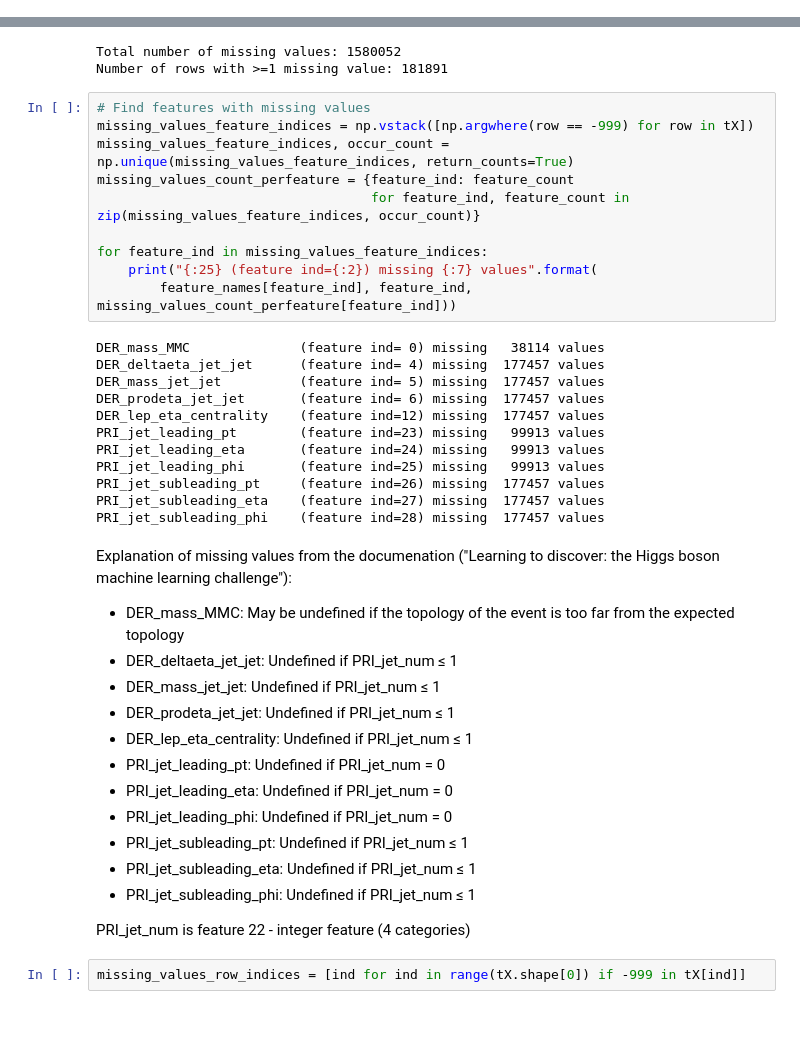
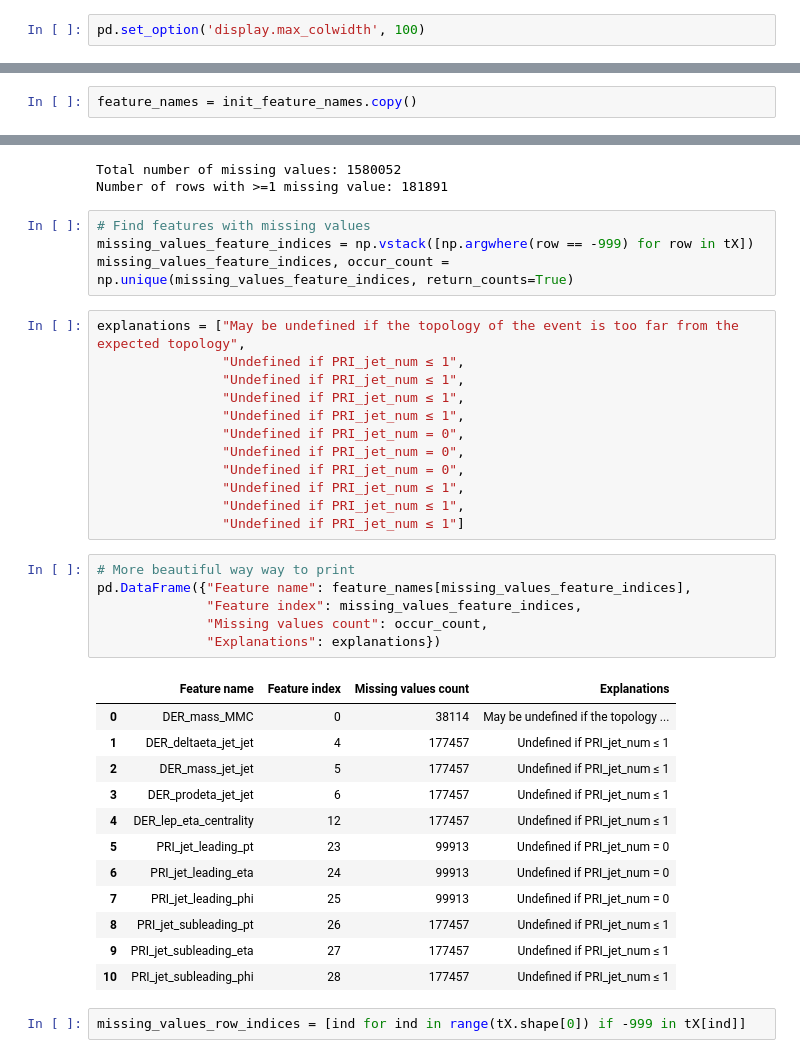
Before and after one commit to oganesManasian/EPFL-Machine-Learning-Higgs-2019, a Jupyter notebook: scripts/project1.ipynb, the cells around one changed output, grey strips where cells are left out. Drawn from its saved outputs; the diff is of its cells as text; blank space fills up the shorter version.

```diff
--- a/scripts/project1.ipynb
+++ b/scripts/project1.ipynb
@@ -17,8 +14,12 @@ import ipywidgets as widgets
+# %%
+pd.set_option('display.max_colwidth', 100)
 # %% [markdown]
 ## Load the training data into feature matrix, class labels, and event ids:
 # %%
 DATA_TRAIN_PATH = "../data/train.csv"
 y, tX, ids = load_csv_data(DATA_TRAIN_PATH)
+# %%
+feature_names = init_feature_names.copy()
 # %% [markdown]
 ## Do your thing crazy machine learning thing here :) ...
 # %% [markdown]
@@ -36,39 +37,36 @@ Number of rows with >=1 missing value: 181891
 # Find features with missing values
 missing_values_feature_indices = np.vstack([np.argwhere(row == -999) for row in tX])
 missing_values_feature_indices, occur_count = np.unique(missing_values_feature_indices, return_counts=True)
-missing_values_count_perfeature = {feature_ind: feature_count
-                                   for feature_ind, feature_count in zip(missing_values_feature_indices, occur_count)}
-
-for feature_ind in missing_values_feature_indices:
-    print("{:25} (feature ind={:2}) missing {:7} values".format(
-        feature_names[feature_ind], feature_ind, missing_values_count_perfeature[feature_ind]))
-# %% [output]
-DER_mass_MMC              (feature ind= 0) missing   38114 values
-DER_deltaeta_jet_jet      (feature ind= 4) missing  177457 values
-DER_mass_jet_jet          (feature ind= 5) missing  177457 values
-DER_prodeta_jet_jet       (feature ind= 6) missing  177457 values
-DER_lep_eta_centrality    (feature ind=12) missing  177457 values
-PRI_jet_leading_pt        (feature ind=23) missing   99913 values
-PRI_jet_leading_eta       (feature ind=24) missing   99913 values
-PRI_jet_leading_phi       (feature ind=25) missing   99913 values
-PRI_jet_subleading_pt     (feature ind=26) missing  177457 values
-PRI_jet_subleading_eta    (feature ind=27) missing  177457 values
-PRI_jet_subleading_phi    (feature ind=28) missing  177457 values
-# %% [markdown]
-Explanation of missing values from the documenation ("Learning to discover: the Higgs
-boson machine learning challenge"):
-* DER_mass_MMC: May be undefined if the topology of the event is too far from the expected topology
-* DER_deltaeta_jet_jet: Undefined if PRI_jet_num ≤ 1
-* DER_mass_jet_jet: Undefined if PRI_jet_num ≤ 1
-* DER_prodeta_jet_jet: Undefined if PRI_jet_num ≤ 1
-* DER_lep_eta_centrality: Undefined if PRI_jet_num ≤ 1
-* PRI_jet_leading_pt: Undefined if PRI_jet_num = 0
-* PRI_jet_leading_eta: Undefined if PRI_jet_num = 0
-* PRI_jet_leading_phi: Undefined if PRI_jet_num = 0
-* PRI_jet_subleading_pt: Undefined if PRI_jet_num ≤ 1
-* PRI_jet_subleading_eta: Undefined if PRI_jet_num ≤ 1
-* PRI_jet_subleading_phi: Undefined if PRI_jet_num ≤ 1
-
-PRI_jet_num is feature 22 - integer feature (4 categories)
+# %%
+explanations = ["May be undefined if the topology of the event is too far from the expected topology",
+                "Undefined if PRI_jet_num ≤ 1",
+                "Undefined if PRI_jet_num ≤ 1",
+                "Undefined if PRI_jet_num ≤ 1",
+                "Undefined if PRI_jet_num ≤ 1",
+                "Undefined if PRI_jet_num = 0",
+                "Undefined if PRI_jet_num = 0",
+                "Undefined if PRI_jet_num = 0",
+                "Undefined if PRI_jet_num ≤ 1",
+                "Undefined if PRI_jet_num ≤ 1",
+                "Undefined if PRI_jet_num ≤ 1"]
+# %%
+# More beautiful way way to print
+pd.DataFrame({"Feature name": feature_names[missing_values_feature_indices],
+              "Feature index": missing_values_feature_indices,
+              "Missing values count": occur_count,
+              "Explanations": explanations})
+# %% [output]
+|  | Feature name | Feature index | Missing values count | Explanations |
+| 0 | DER_mass_MMC | 0 | 38114 | May be undefined if the topology ... |
+| 1 | DER_deltaeta_jet_jet | 4 | 177457 | Undefined if PRI_jet_num ≤ 1 |
+| 2 | DER_mass_jet_jet | 5 | 177457 | Undefined if PRI_jet_num ≤ 1 |
+| 3 | DER_prodeta_jet_jet | 6 | 177457 | Undefined if PRI_jet_num ≤ 1 |
+| 4 | DER_lep_eta_centrality | 12 | 177457 | Undefined if PRI_jet_num ≤ 1 |
+| 5 | PRI_jet_leading_pt | 23 | 99913 | Undefined if PRI_jet_num = 0 |
+| 6 | PRI_jet_leading_eta | 24 | 99913 | Undefined if PRI_jet_num = 0 |
+| 7 | PRI_jet_leading_phi | 25 | 99913 | Undefined if PRI_jet_num = 0 |
+| 8 | PRI_jet_subleading_pt | 26 | 177457 | Undefined if PRI_jet_num ≤ 1 |
+| 9 | PRI_jet_subleading_eta | 27 | 177457 | Undefined if PRI_jet_num ≤ 1 |
+| 10 | PRI_jet_subleading_phi | 28 | 177457 | Undefined if PRI_jet_num ≤ 1 |
 # %%
 missing_values_row_indices = [ind for ind in range(tX.shape[0]) if -999 in tX[ind]]
```
Also changed, not shown: parts of 75 cells of this notebook, 2 other files.
